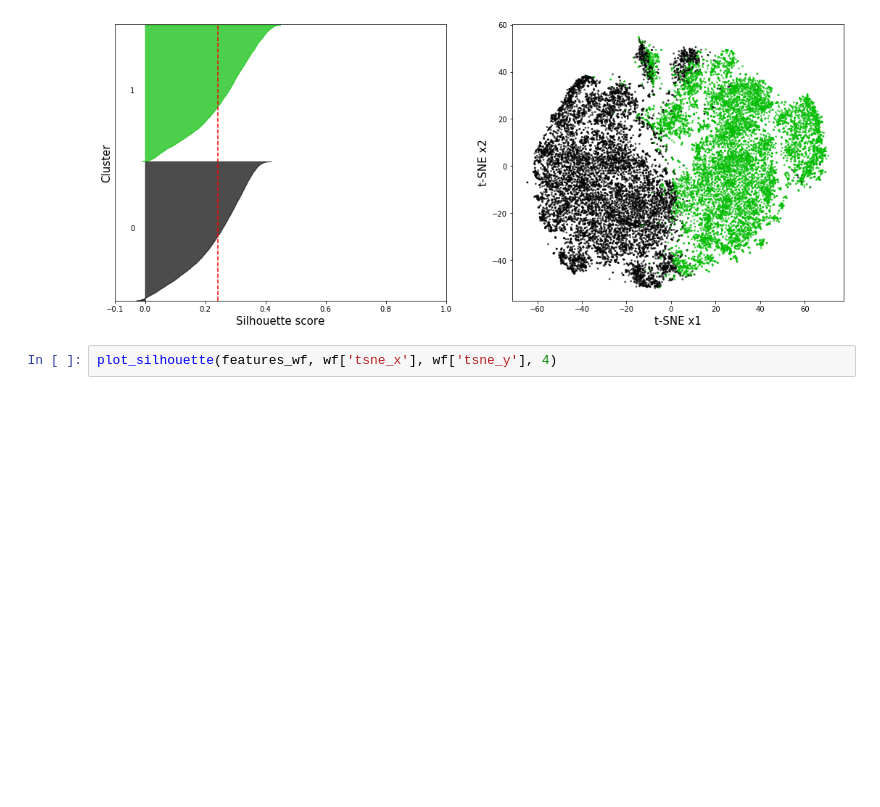
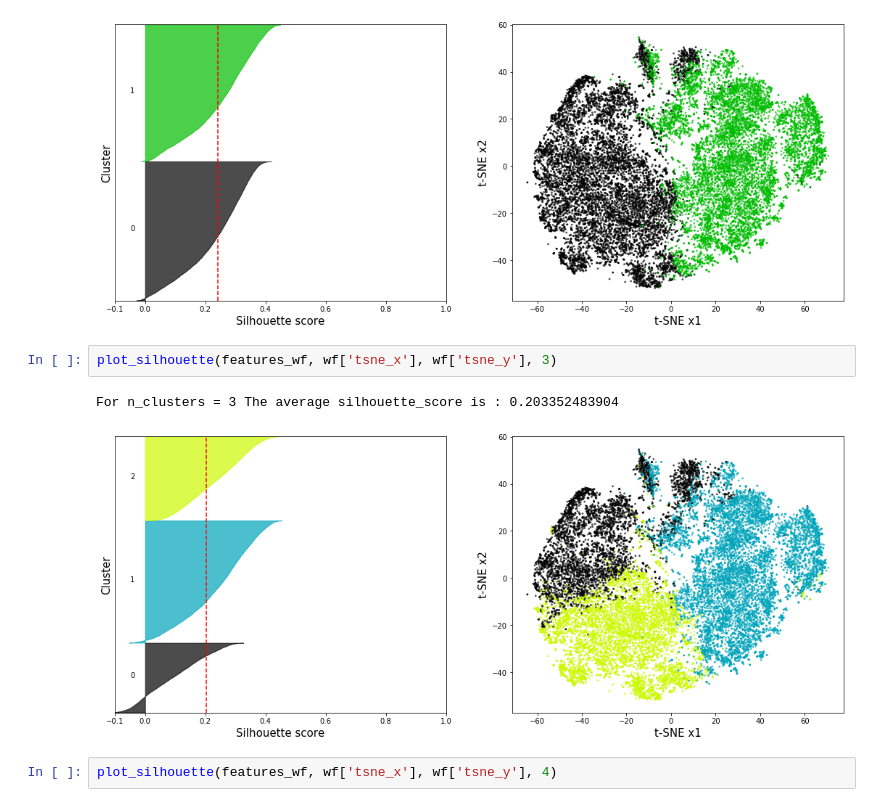
Before and after one commit to llayer/StromboliWF, a Jupyter notebook: cluster.ipynb, the cells around one changed output. Saved outputs shown, nothing was run; the diff lists cells and outputs as text; blank space fills up the shorter version.

```diff
--- a/cluster.ipynb
+++ b/cluster.ipynb
@@ -265,6 +266,11 @@ plot_silhouette(features_wf, wf['tsne_x'], wf['tsne_y'], 2)
 # %% [output]
 For n_clusters = 2 The average silhouette_score is : 0.241790574487
 [figure]
+# %%
+plot_silhouette(features_wf, wf['tsne_x'], wf['tsne_y'], 3)
+# %% [output]
+For n_clusters = 3 The average silhouette_score is : 0.203352483904
+[figure, added]
 # %%
 plot_silhouette(features_wf, wf['tsne_x'], wf['tsne_y'], 4)
 # %% [output]
```
Also changed, not shown: parts of 2 cells of this notebook, 2 other files.
